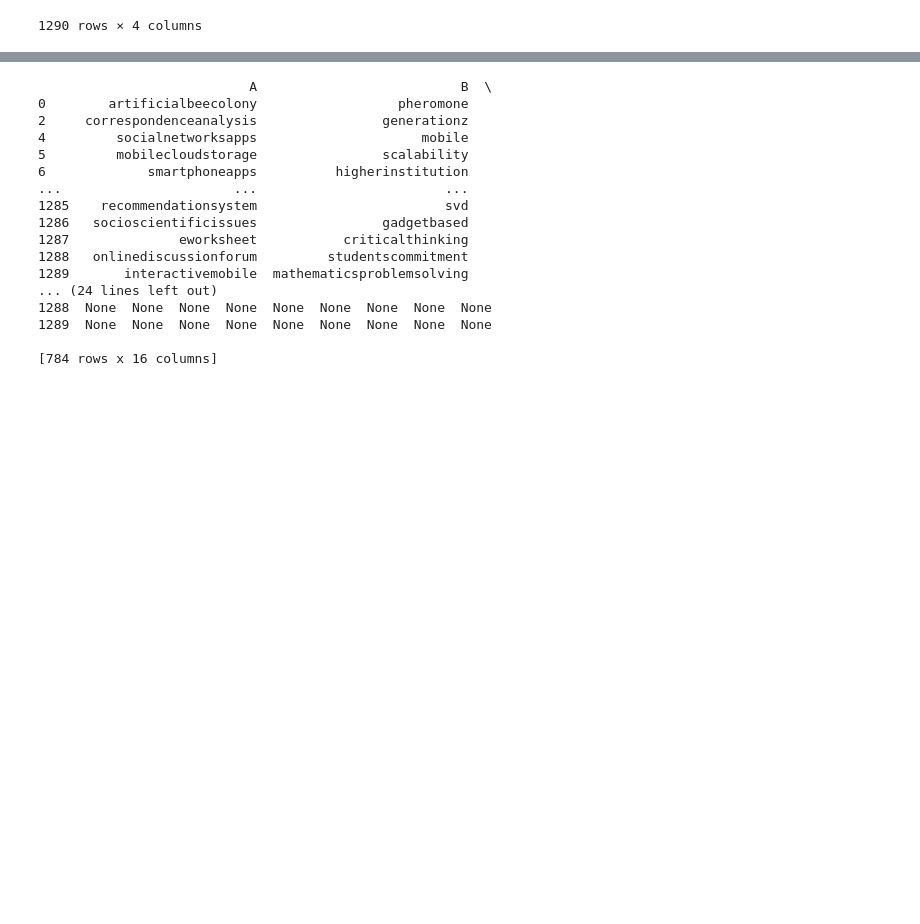
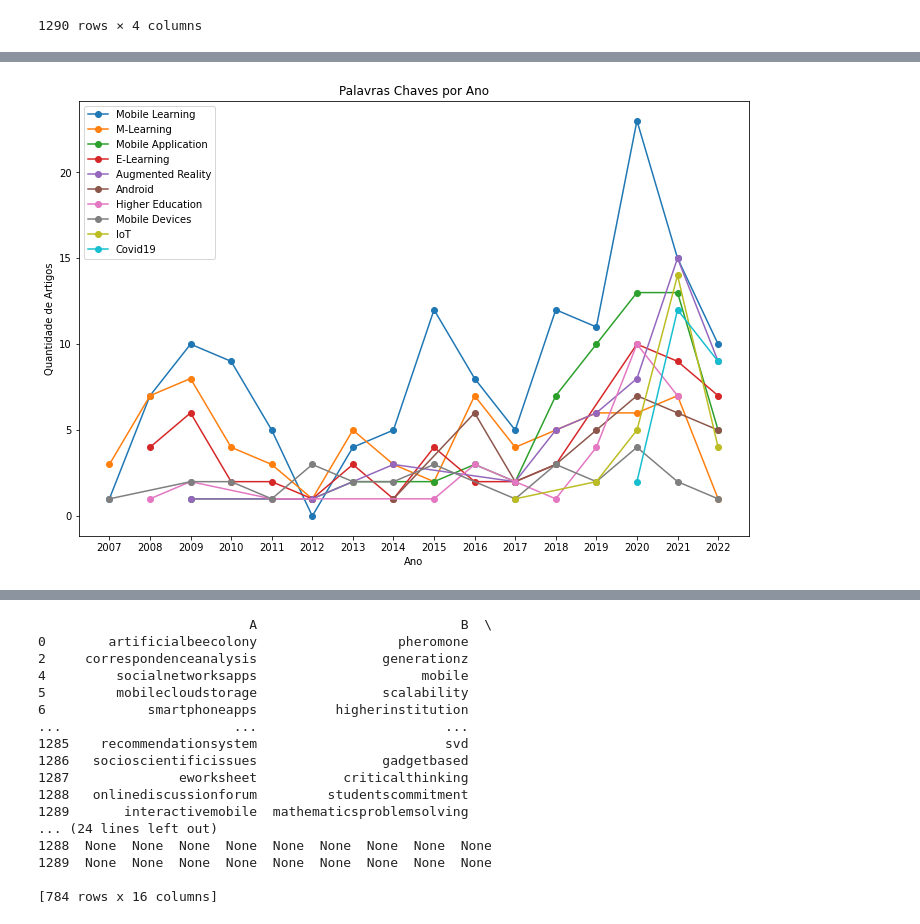
Before and after one commit to Gafiam/TCC, a Jupyter notebook: iJIM/dataset_modeling.ipynb, the cells around one changed output, grey strips where cells are left out. Saved outputs shown, nothing was run; the diff lists cells and outputs as text; code cells hidden in the pictures; blank space fills up the shorter version.

```diff
--- a/iJIM/dataset_modeling.ipynb
+++ b/iJIM/dataset_modeling.ipynb
@@ -193,0 +103,85 @@ Name: year, dtype: int64
+# %%
+def keywordtimeline(dataframe,keyword):
+    temp_df = dataframe
+    temp_df = temp_df.where(temp_df == keyword, '')
+    temp_df = temp_df.sum(axis=1)
+    temp_df = temp_df.to_frame()
+    temp_df = temp_df.replace('', np.nan, regex=True)
+    temp_df['year'] = articles_df['publishing_date'].str[0:4]
+    temp_df = temp_df.dropna(axis=0)
+    keyword_timeline = temp_df['year'].value_counts()
+    keyword_timeline = keyword_timeline.to_frame()
+    keyword_timeline = keyword_timeline.sort_index()
+    return keyword_timeline
+
+import matplotlib.pyplot as plt
+
+# generating dataset with keywords
+
+articles_keywords = articles_df['keywords'].str.split(',', expand=True)
+articles_keywords = articles_keywords.replace(' ','', regex=True)
+articles_keywords = articles_keywords.replace('',np.nan, regex=True)
+articles_keywords_2 = articles_keywords.stack()
+count = articles_keywords_2.value_counts()
+
+display(count.head(15))
+articles_keywords_2.to_csv('keywords_stacked.csv')
+articles_keywords.to_csv('keywords_split.csv')
+count.to_csv('keywords_count.csv')
+
+total_articles = articles_df['publishing_date'].str[0:4]
+total_timeline = total_articles.value_counts()
+total_timeline = total_timeline.to_frame()
+total_timeline = total_timeline.sort_index()
+
+
+# criando os dados para plotagem de cada palavra
+# chave usando a função keywordtimeline
+mobilelearning = keywordtimeline(articles_keywords,"mobilelearning")
+mlearning = keywordtimeline(articles_keywords,"mlearning")
+mobileapplication = keywordtimeline(articles_keywords,"mobileapplication")
+elearning = keywordtimeline(articles_keywords,"elearning")
+augmentedreality = keywordtimeline(articles_keywords,"augmentedreality")
+android = keywordtimeline(articles_keywords,"android")
+highereducation = keywordtimeline(articles_keywords,"highereducation")
+mobiledevices = keywordtimeline(articles_keywords,"mobiledevices")
+iot = keywordtimeline(articles_keywords,"iot")
+covid19 = keywordtimeline(articles_keywords,"covid19")
+
+mobilelearning.loc['2012'] = 0
+mobilelearning = mobilelearning.sort_index()
+
+# plt.figure(1,[8,6])
+#
+
+plt.figure(1,[12,8])
+plt.plot(mobilelearning,'o-')
+plt.plot(mlearning,'o-')
+plt.plot(mobileapplication,'o-')
+plt.plot(elearning,'o-')
+plt.plot(augmentedreality,'o-')
+plt.plot(android,'o-')
+plt.plot(highereducation,'o-')
+plt.plot(mobiledevices,'o-')
+plt.plot(iot,'o-')
+plt.plot(covid19,'o-')
+plt.legend(["Mobile Learning", "M-Learning", "Mobile Application", "E-Learning", "Augmented Reality", "Android", "Higher Education", "Mobile Devices", "IoT", "Covid19"])
+plt.title("Palavras Chaves por Ano")
+plt.ylabel("Quantidade de Artigos")
+plt.xlabel("Ano")
+
+plt.figure(2,[10,4])
+plt.plot(total_timeline,'o-')
+plt.title("Artigos Publicados por Ano")
+plt.ylabel("Quantidade de Artigos")
+plt.xlabel("Ano")
+# type(mlearning)
+# articles_keywords[0] = articles_keywords[0] + articles_keywords[1] +
+# #articles_keywords[2] + articles_keywords[3] + articles_keywords[4] +
+# #articles_keywords[5] + articles_keywords[6] + articles_keywords[7] +
+# #articles_keywords[8] + articles_keywords[9] + articles_keywords[10] +
+# #articles_keywords[11] + articles_keywords[12] + articles_keywords[13] +
+# #articles_keywords[14] + articles_keywords[15]
+# keywords = [mobilelearning , mlearning , mobileapplication , elearning , augmentedreality , android , highereducation ,
+# mobiledevices , iot , covid19 , onlinelearning , internetofthings , mobile , virtualreality , smartphone]
+# %% [output]
@@ -193,0 +205 @@ Name: year, dtype: int64
+[figure, added]
```
Also changed, not shown: parts of 8 cells of this notebook, 27 other files.
